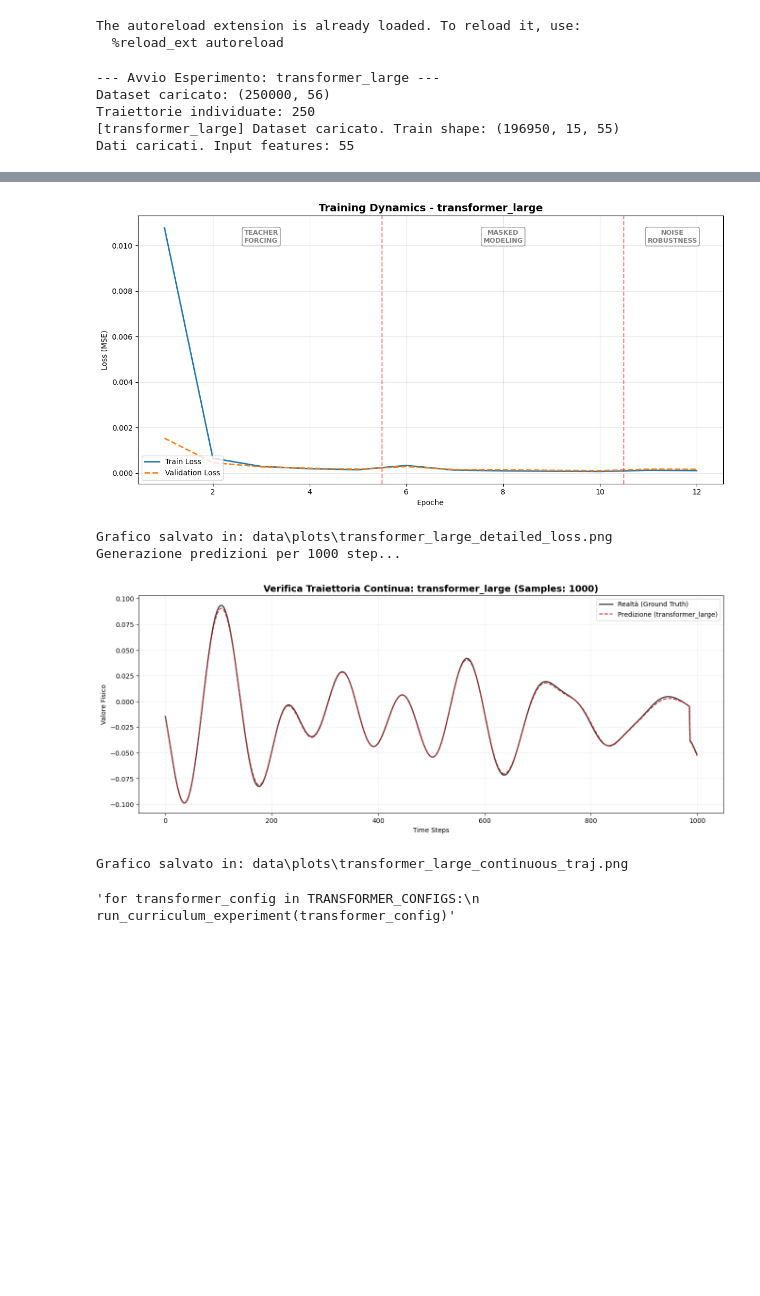
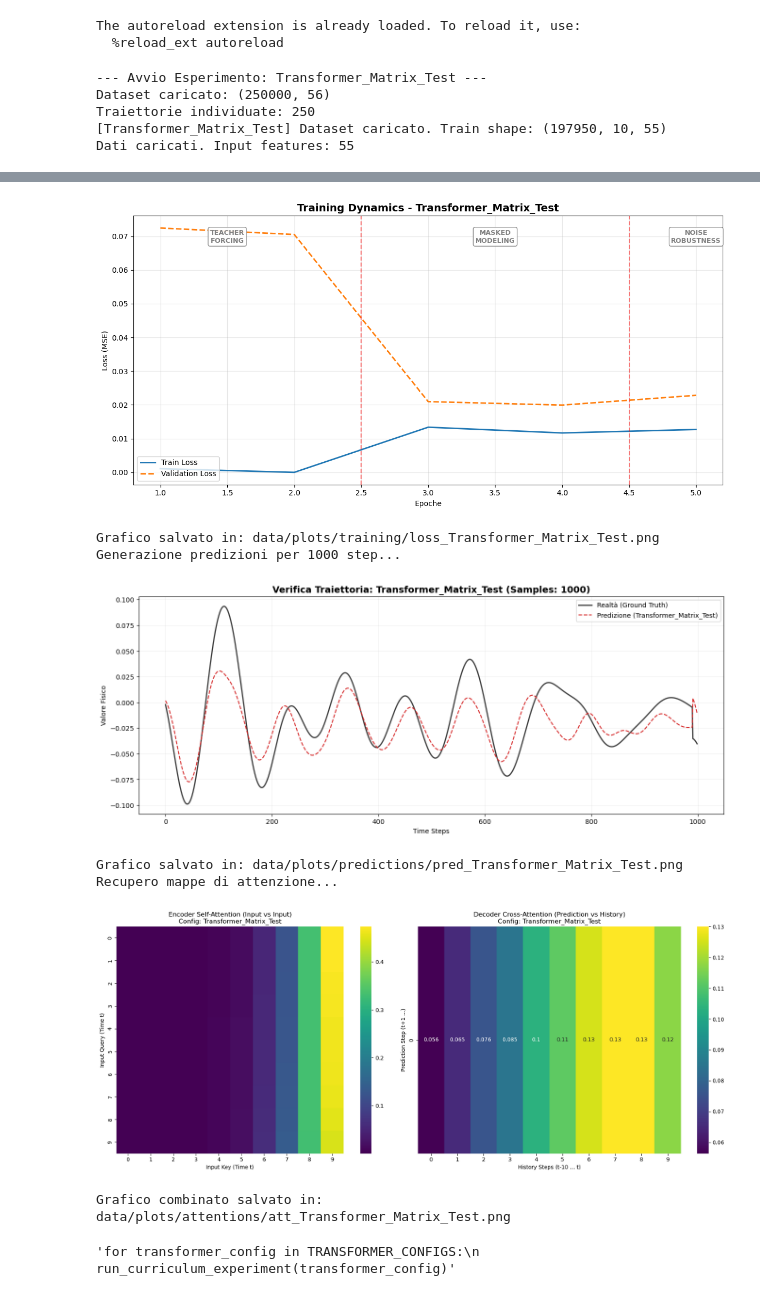
Before and after one commit to aldogioia/deep, a Jupyter notebook: main.ipynb, the cells around one changed output, grey strips where cells are left out. Saved outputs shown, nothing was run; the diff lists cells and outputs as text; code cells hidden in the pictures; blank space fills up the shorter version.

```diff
--- a/main.ipynb
+++ b/main.ipynb
@@ -134,7 +172,6 @@ def train_with_curriculum(
 
     return history
 # %%
-# Inizializza il manager
 exp_manager = ExperimentManager(base_path="data")
 
 def run_curriculum_experiment(config):
@@ -143,14 +180,10 @@ def run_curriculum_experiment(config):
     # 1. Caricamento Dati
     dm = QuantumDataManager(config)
 
-    # Assicurati che i dati siano caricati per accedere a X_train
     if not hasattr(dm, 'X_train'):
         dm.load_and_process(num_rows=250000)
 
-    # Leggi la dim da Numpy invece che dal Dataset ---
     input_dim = dm.X_train.shape[-1]
-
-    # Ora crea i dataset con cache attiva
     train_ds, val_ds = dm.get_tf_datasets()
 
     print(f"Dati caricati. Input features: {input_dim}")
@@ -169,7 +202,6 @@ def run_curriculum_experiment(config):
     optimizer = tf.keras.optimizers.Adam(learning_rate=config['learning_rate'])
     loss_fn = tf.keras.losses.MeanSquaredError()
 
-    # 3. Training
     history = train_with_curriculum(
         model=model,
         train_ds=train_ds,
@@ -182,23 +214,21 @@ def run_curriculum_experiment(config):
         nr_epochs=config['nr_epochs']
     )
 
-    # 4. Salvataggio e Plotting (tramite la classe ExperimentManager)
+    # 4. Salvataggio e Plotting
     print("\n--- Salvataggio Risultati ---")
     exp_manager.save_model_artifacts(model, history, config['name'])
 
     print("\n--- Generazione Grafici ---")
     exp_manager.plot_training_phases_detailed(history, config['name'])
     exp_manager.plot_trajectory_check(model, dm, config['name'])
+    exp_manager.plot_attention_map(model, dm, config['name'])
 
     return model, history
 
-# Esecuzione
-run_curriculum_experiment(TRANSFORMER_CONFIGS[2])
-'''for transformer_config in TRANSFORMER_CONFIGS:
-    run_curriculum_experiment(transformer_config)'''
+run_curriculum_experiment(TRANSFORMER_CONFIGS[0])
 # %% [output]
---- Avvio Esperimento: transformer_large ---
+--- Avvio Esperimento: Transformer_Matrix_Test ---
 Dataset caricato: (250000, 56)
 Traiettorie individuate: 250
-[transformer_large] Dataset caricato. Train shape: (196950, 15, 55)
+[Transformer_Matrix_Test] Dataset caricato. Train shape: (197950, 10, 55)
 Dati caricati. Input features: 55
@@ -221,11 +244,14 @@ History salvata in: data\history\transformer_large_history.csv
 
 --- Generazione Grafici ---
-[figure, old version]
+[figure, new version]
-Grafico salvato in: data\plots\transformer_large_detailed_loss.png
+Grafico salvato in: data/plots/training/loss_Transformer_Matrix_Test.png
 Generazione predizioni per 1000 step...
-[figure, old version]
+[figure, new version]
-Grafico salvato in: data\plots\transformer_large_continuous_traj.png
+Grafico salvato in: data/plots/predictions/pred_Transformer_Matrix_Test.png
+Recupero mappe di attenzione...
+[figure, added]
-'for transformer_config in TRANSFORMER_CONFIGS:\n    run_curriculum_experiment(transformer_config)'
+Grafico combinato salvato in: data/plots/attentions/att_Transformer_Matrix_Test.png
+'for transformer_config in TRANSFORMER_CONFIGS:\n    run_curriculum_experiment(transformer_config)'
 # %%
 import pandas as pd
 
```
Also changed, not shown: parts of 4 cells of this notebook, 14 other files.
